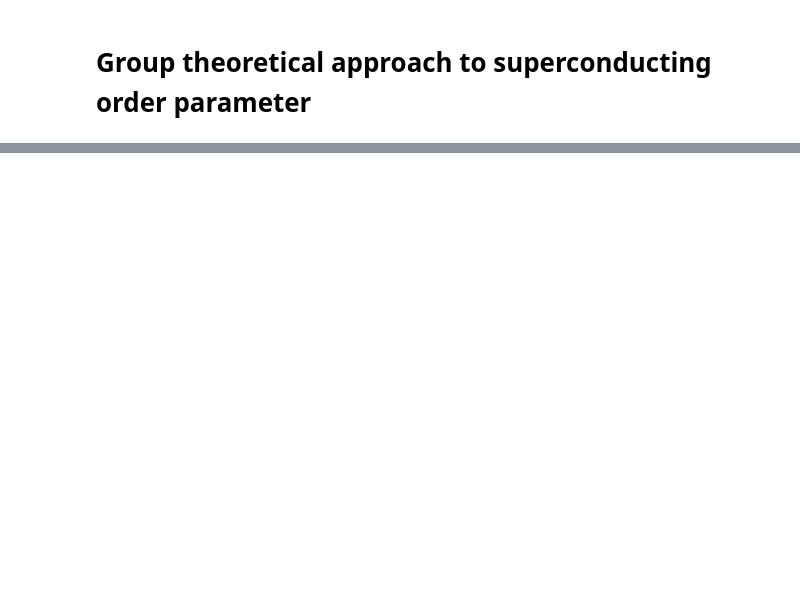
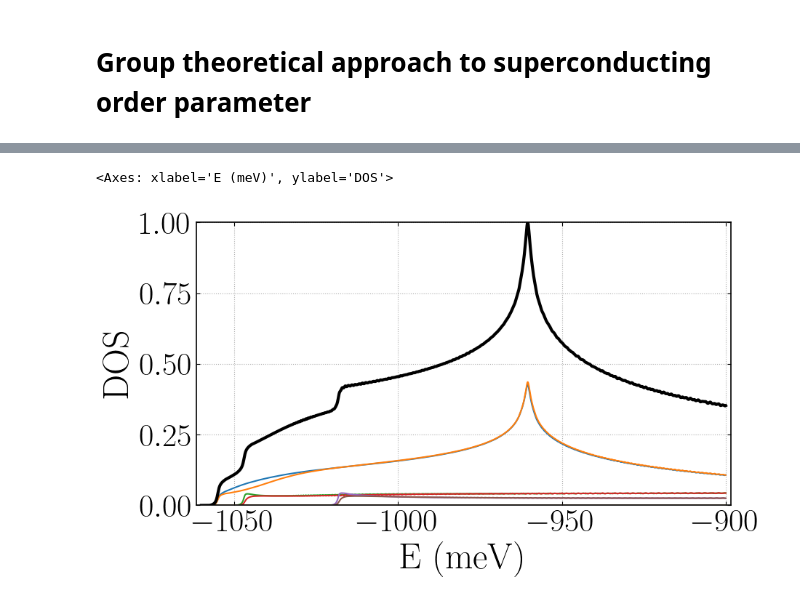
Before and after one commit to j-czarnecki/LAO-STO, a Jupyter notebook: Symbolic/SuperconductingGapSymmetry.ipynb, the cells around one changed output, grey strips where cells are left out. Saved outputs shown, nothing was run; the diff lists cells and outputs as text; code cells hidden in the pictures; blank space fills up the shorter version.

```diff
--- a/Symbolic/SuperconductingGapSymmetry.ipynb
+++ b/Symbolic/SuperconductingGapSymmetry.ipynb
@@ -531,6 +607,11 @@ for irrep in c3vGroup.irrepsTuple:
 # %%
+# This produces a lot of matrices, but please uncomment this
+# to see how the pairing matrices look like for each irrep.
+%%capture
 for irrep in c3vGroup.irrepsTuple:
-  for matrix in pairing_matrices_ir_dict[irrep]:
+  print(f"Pairing matrices for irrep {irrep}:")
+  for n, matrix in enumerate(pairing_matrices_ir_dict[irrep]):
+    print(f"N = {n}")
     display(matrix)
 # %%
 nambu_hamiltonian_callbacks: dict = {}
@@ -550,4 +631,4 @@ for irrep in c3vGroup.irrepsTuple:
   H_nambu = sp.Rational(1,2) * sp.BlockMatrix([[H_k, gamma_k], [sp.conjugate(gamma_k.T), H_minus_k]])
 
   # Assigning a callback that will build the Nambu Hamiltonian for each irrep
-  nambu_hamiltonian_callbacks[irrep] = sp.lambdify((k_x, k_y, t_sigma, t_pi, l_soc, t_rashba, d_tri, mu, *coeffs_symbols), H_nambu, modules='numpy')
+  nambu_hamiltonian_callbacks[irrep] = sp.lambdify((k_x, k_y, t_sigma, t_pi, l_soc, t_rashba, d_tri, mu, *coeffs_symbols), H_nambu, modules='numpy', cse=True)
@@ -666,11 +762,3 @@ def plot_dos(Energies, DOS, ax=None):
 # %%
-from dataclasses import astuple
-#Test
 params = dispersion_parameters() # default values
-params.mu = -1030
-irrep = "A_1"
-coeffs = np.array([np.complex128(0.) for _ in range(len(pairing_matrices_ir_dict[irrep]))])
-coeffs[0] = 0.1
-coeffs[1] = 0.5
-Energies, DOS = calculate_dos(params, irrep, coeffs, -1, 1, 1e-2, 1e-2, N_POINTS, N_REFINEMENTS)
-plot_dos(Energies, DOS)
+Energies, DOS = calculate_dos_normal_state(params, np.float64(-1060), np.float64(-900), np.float64(1e-1), np.float64(5e-1), 400)
@@ -757,0 +772,34 @@ def calculate_free_energy(ir_coeffs: np.ndarray, args: tuple) -> np.float64:
+# %%
+import matplotlib.ticker as ticker
+def plot_dos(Energies: np.ndarray, DOS: np.ndarray, ax=None):
+  """
+  Plots the density of states (DOS) as a function of energy.
+  Thick black line represents the total DOS, while colored lines represent contributions from individual bands.
+  The DOS is normalized to the maximum value of the total DOS for better visualization.
+
+  Parameters
+  ----------
+  Energies : np.ndarray
+      Energy grid for which the DOS is computed.
+  DOS : np.ndarray
+      Density of states matrix.
+  ax : matplotlib.axes.Axes, optional
+      The axes object to plot on. If None, a new figure and axes are created.
+  """
+
+  if ax == None:
+    fig, ax = plt.subplots(figsize=(10, 6))
+  dos_normalization = np.max(np.sum(DOS, axis=1))
+  ax.plot(Energies, DOS / dos_normalization)
+  ax.plot(Energies, np.sum(DOS, axis=1) / dos_normalization, color='black', linewidth=3)
+  ax.set_xlabel("E (meV)")
+  ax.set_ylabel("DOS")
+  ax.set_ylim(bottom=0, top=1.0)
+  ax.yaxis.set_major_locator(ticker.LinearLocator(5))
+  ax.grid(True, linestyle=':')
+  return ax
+
+plot_dos(Energies, DOS)
+# %% [output]
+<Axes: xlabel='E (meV)', ylabel='DOS'>
+[figure, added]
```
Also changed, not shown: parts of 26 cells of this notebook, 1 other file.
